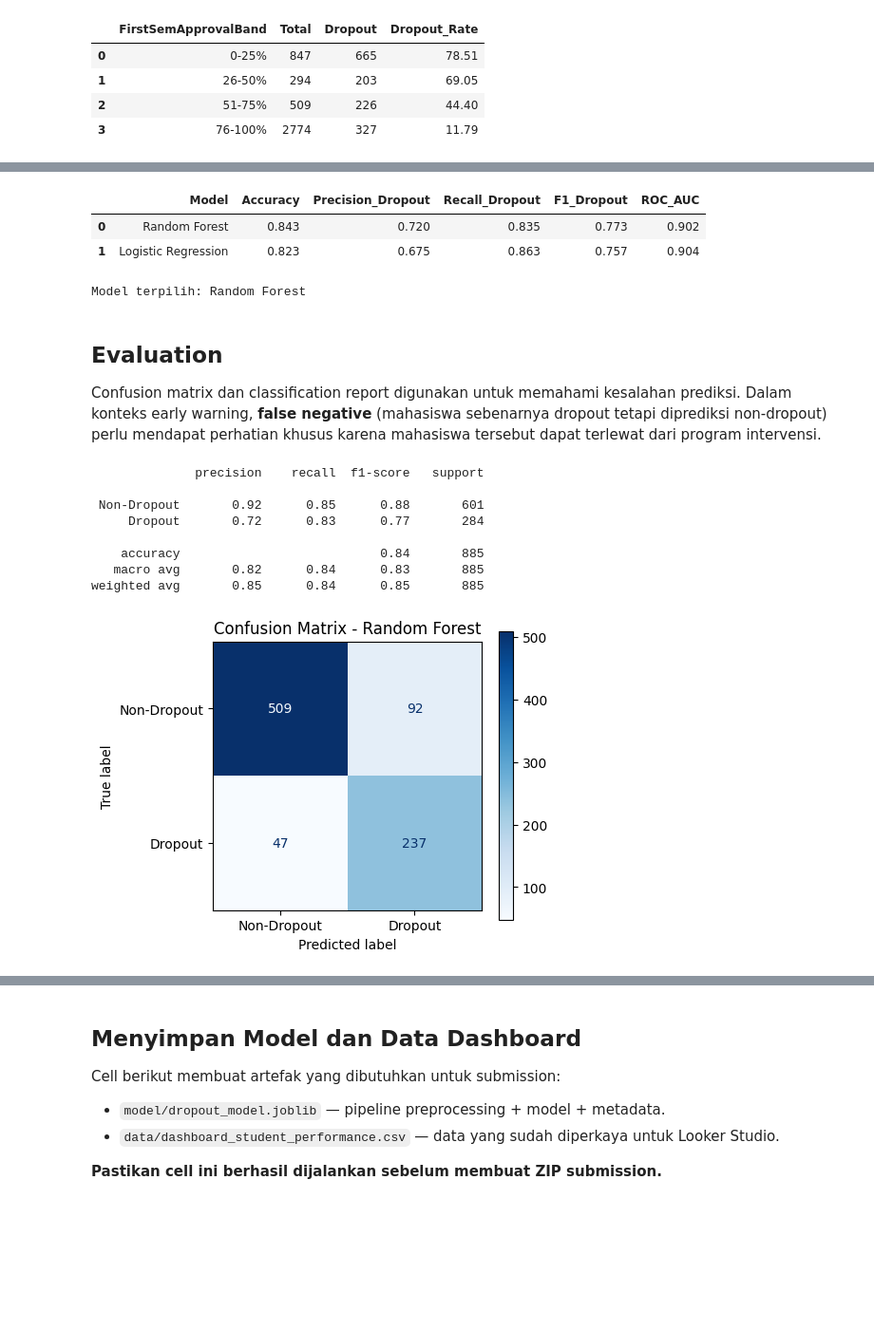
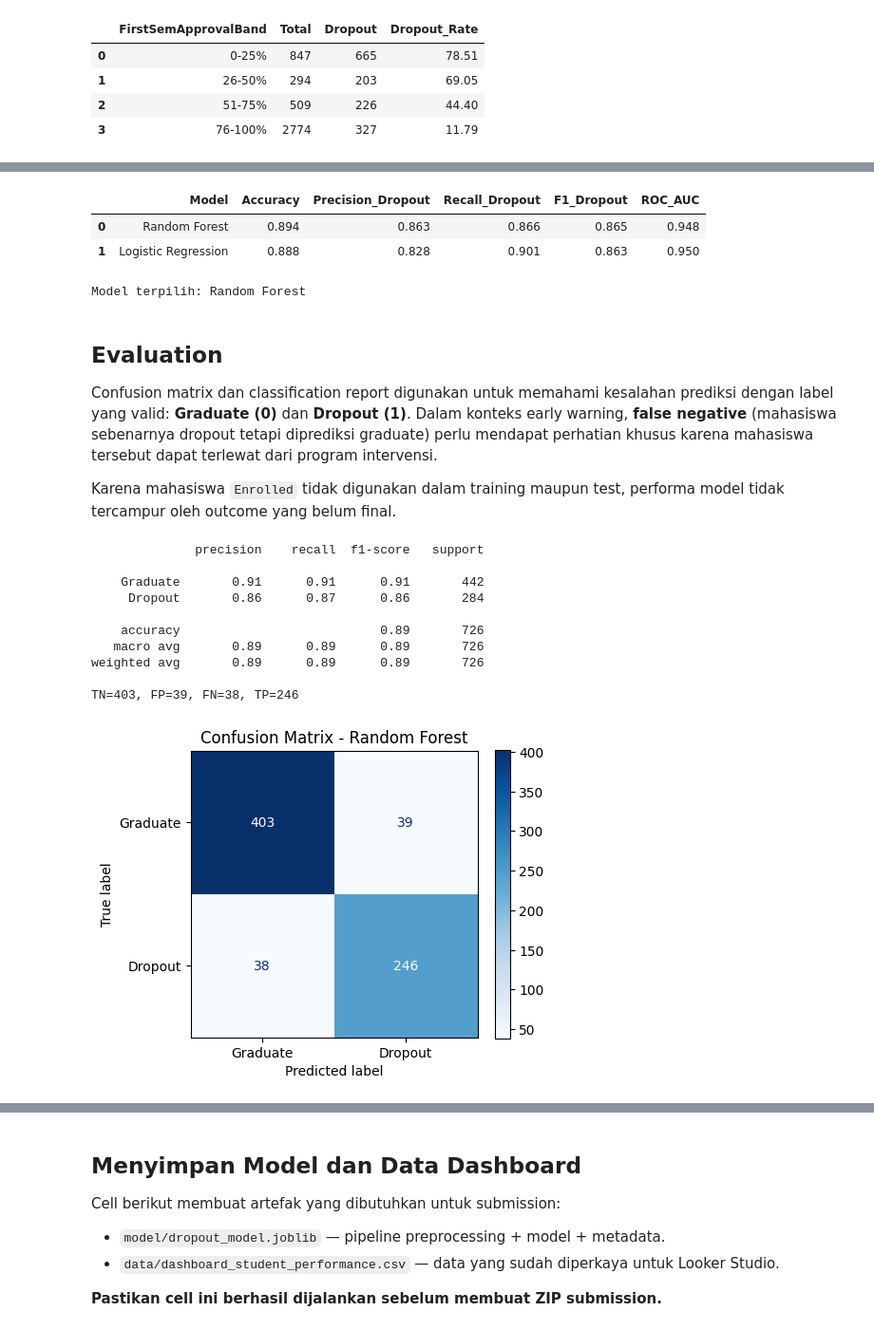
Before and after one commit to adamwaluyo01/jayainstitut-dropoutearlywarning, a Jupyter notebook: notebook.ipynb, the cells around one changed output, grey strips where cells are left out. Shown at 95% size. Drawn from its saved outputs; the diff is of its cells as text; code cells hidden in the pictures; blank space fills up the shorter version.

```diff
--- a/notebook.ipynb
+++ b/notebook.ipynb
@@ -256,8 +266,25 @@ CATEGORICAL_FEATURES = [
 ]
 NUMERIC_FEATURES = [c for c in FEATURES if c not in CATEGORICAL_FEATURES]
 
-X = df[FEATURES].copy()
-y = (df['Status'] == 'Dropout').astype(int)
+# PENTING: hanya outcome final yang digunakan untuk training.
+# Enrolled belum memiliki outcome akhir, sehingga tidak boleh diperlakukan sebagai Graduate/non-dropout.
+model_df = df[df['Status'].isin(['Dropout', 'Graduate'])].copy()
+enrolled_df = df[df['Status'].eq('Enrolled')].copy()
+
+model_df['Target'] = (model_df['Status'] == 'Dropout').astype(int)
+
+print('Jumlah data seluruh status :', len(df))
+print('Jumlah data modeling       :', len(model_df))
+print('Enrolled dikeluarkan training:', len(enrolled_df))
+print('\nDistribusi outcome final untuk modeling:')
+display(model_df['Status'].value_counts().to_frame('Jumlah'))
+print('\nDistribusi target binary (0=Graduate, 1=Dropout):')
+target_dist = model_df['Target'].value_counts().sort_index().to_frame('Jumlah')
+target_dist['Persentase'] = (target_dist['Jumlah'] / len(model_df) * 100).round(2)
+display(target_dist)
+
+X = model_df[FEATURES].copy()
+y = model_df['Target'].copy()
 
 X_train, X_test, y_train, y_test = train_test_split(
     X, y, test_size=0.20, stratify=y, random_state=RANDOM_STATE
@@ -308,7 +351,7 @@ models = {
     ),
 }
 
-THRESHOLD = 0.40
+THRESHOLD = 0.50
 results = []
 trained_pipelines = {}
 
@@ -340,38 +383,46 @@ best_model = trained_pipelines[BEST_MODEL_NAME]
 print('Model terpilih:', BEST_MODEL_NAME)
 # %% [output]
 |  | Model | Accuracy | Precision_Dropout | Recall_Dropout | F1_Dropout | ROC_AUC |
-| 0 | Random Forest | 0.843 | 0.720 | 0.835 | 0.773 | 0.902 |
-| 1 | Logistic Regression | 0.823 | 0.675 | 0.863 | 0.757 | 0.904 |
+| 0 | Random Forest | 0.894 | 0.863 | 0.866 | 0.865 | 0.948 |
+| 1 | Logistic Regression | 0.888 | 0.828 | 0.901 | 0.863 | 0.950 |
 Model terpilih: Random Forest
 # %% [markdown]
 ## Evaluation
 
-Confusion matrix dan classification report digunakan untuk memahami kesalahan prediksi. Dalam konteks early warning, **false negative** (mahasiswa sebenarnya dropout tetapi diprediksi non-dropout) perlu mendapat perhatian khusus karena mahasiswa tersebut dapat terlewat dari program intervensi.
+Confusion matrix dan classification report digunakan untuk memahami kesalahan prediksi dengan label yang valid: **Graduate (0)** dan **Dropout (1)**. Dalam konteks early warning, **false negative** (mahasiswa sebenarnya dropout tetapi diprediksi graduate) perlu mendapat perhatian khusus karena mahasiswa tersebut dapat terlewat dari program intervensi.
+
+Karena mahasiswa `Enrolled` tidak digunakan dalam training maupun test, performa model tidak tercampur oleh outcome yang belum final.
 # %%
 best_proba = best_model.predict_proba(X_test)[:, 1]
 best_pred = (best_proba >= THRESHOLD).astype(int)
 
-print(classification_report(y_test, best_pred, target_names=['Non-Dropout', 'Dropout']))
+print(classification_report(y_test, best_pred, target_names=['Graduate', 'Dropout']))
+
+cm = confusion_matrix(y_test, best_pred)
+tn, fp, fn, tp = cm.ravel()
+print(f'TN={tn}, FP={fp}, FN={fn}, TP={tp}')
 
 fig, ax = plt.subplots(figsize=(5, 4))
 ConfusionMatrixDisplay.from_predictions(
     y_test, best_pred,
-    display_labels=['Non-Dropout', 'Dropout'],
+    display_labels=['Graduate', 'Dropout'],
     cmap='Blues', ax=ax
 )
 ax.set_title(f'Confusion Matrix - {BEST_MODEL_NAME}')
 plt.tight_layout()
 plt.show()
 # %% [output]
               precision    recall  f1-score   support
 
- Non-Dropout       0.92      0.85      0.88       601
-     Dropout       0.72      0.83      0.77       284
+    Graduate       0.91      0.91      0.91       442
+     Dropout       0.86      0.87      0.86       284
 
-    accuracy                           0.84       885
-   macro avg       0.82      0.84      0.83       885
-weighted avg       0.85      0.84      0.85       885
+    accuracy                           0.89       726
+   macro avg       0.89      0.89      0.89       726
+weighted avg       0.89      0.89      0.89       726
+
+TN=403, FP=39, FN=38, TP=246
-[figure, old version]
+[figure, new version]
 # %%
 # Feature importance / coefficient magnitude untuk interpretasi model.
 pre = best_model.named_steps['preprocessor']
```
Also changed, not shown: parts of 8 cells of this notebook, 3 other files.
